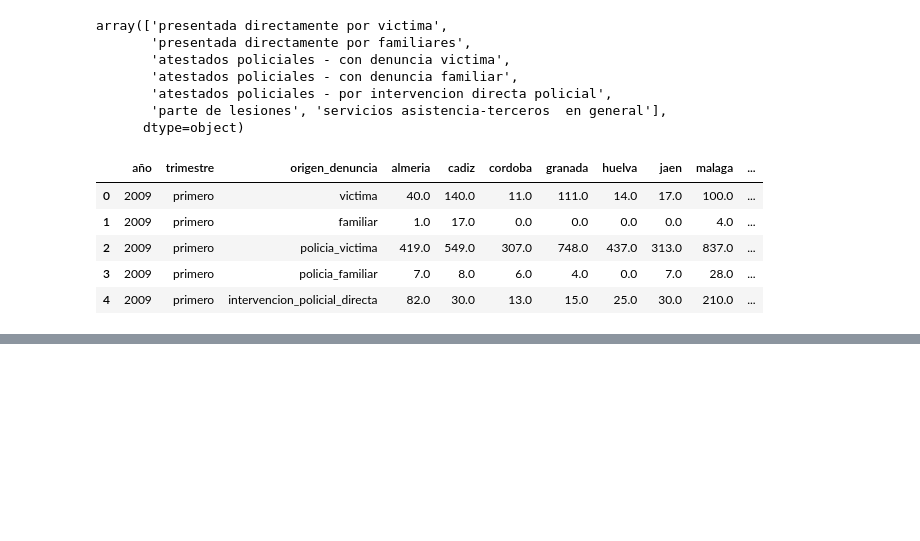
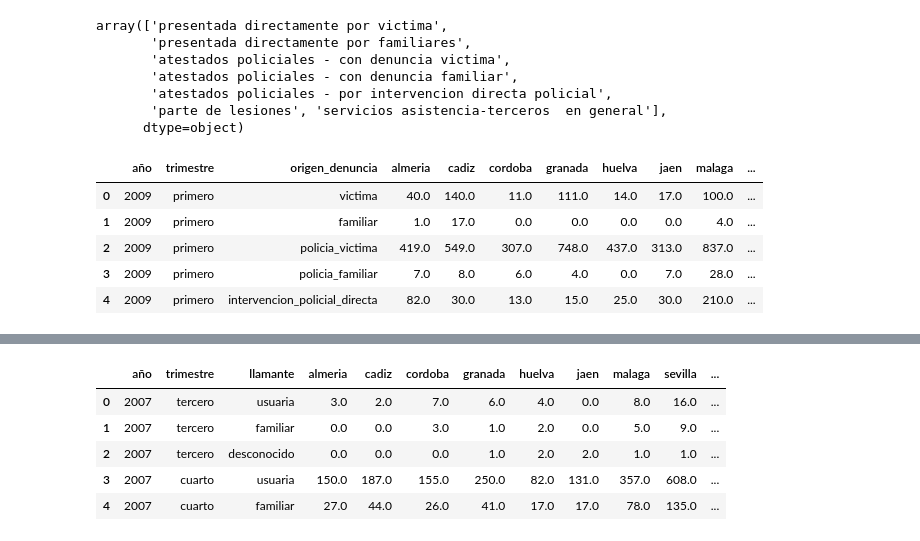
Before and after one commit to NoeRoson/Final_project, a Jupyter notebook: code/limpieza.ipynb, the cells around one changed output, grey strips where cells are left out. Saved outputs shown, nothing was run; the diff lists cells and outputs as text; code cells hidden in the pictures; blank space fills up the shorter version.

```diff
--- a/code/limpieza.ipynb
+++ b/code/limpieza.ipynb
@@ -74,0 +120,22 @@ denu.to_csv('../data_clean/victimas/denuncias.csv', index=False)
+# %%
+quien_llama = {'usuaria': 'usuaria',
+               'familiares/personas allegadas': 'familiar',
+               'otros': 'desconocido',
+               'desconocido': 'desconocido',
+               'no Consta': 'desconocido'}
+
+llam['llamante'] = llam['llamante'].map(quien_llama)
+# %%
+llam.rename(columns={'ano': 'año'}, inplace=True)
+llam.año = clean_year(llam.año)
+# %%
+llam.fillna(0, inplace = True)
+
+llam.head()
+# %% [output]
+|  | año | trimestre | llamante | almeria | cadiz | cordoba | granada | huelva | jaen | malaga | sevilla | ... |
+| 0 | 2007 | tercero | usuaria | 3.0 | 2.0 | 7.0 | 6.0 | 4.0 | 0.0 | 8.0 | 16.0 | ... |
+| 1 | 2007 | tercero | familiar | 0.0 | 0.0 | 3.0 | 1.0 | 2.0 | 0.0 | 5.0 | 9.0 | ... |
+| 2 | 2007 | tercero | desconocido | 0.0 | 0.0 | 0.0 | 1.0 | 2.0 | 2.0 | 1.0 | 1.0 | ... |
+| 3 | 2007 | cuarto | usuaria | 150.0 | 187.0 | 155.0 | 250.0 | 82.0 | 131.0 | 357.0 | 608.0 | ... |
+| 4 | 2007 | cuarto | familiar | 27.0 | 44.0 | 26.0 | 41.0 | 17.0 | 17.0 | 78.0 | 135.0 | ... |
```
Also changed, not shown: parts of 13 cells of this notebook, 16 other files.
